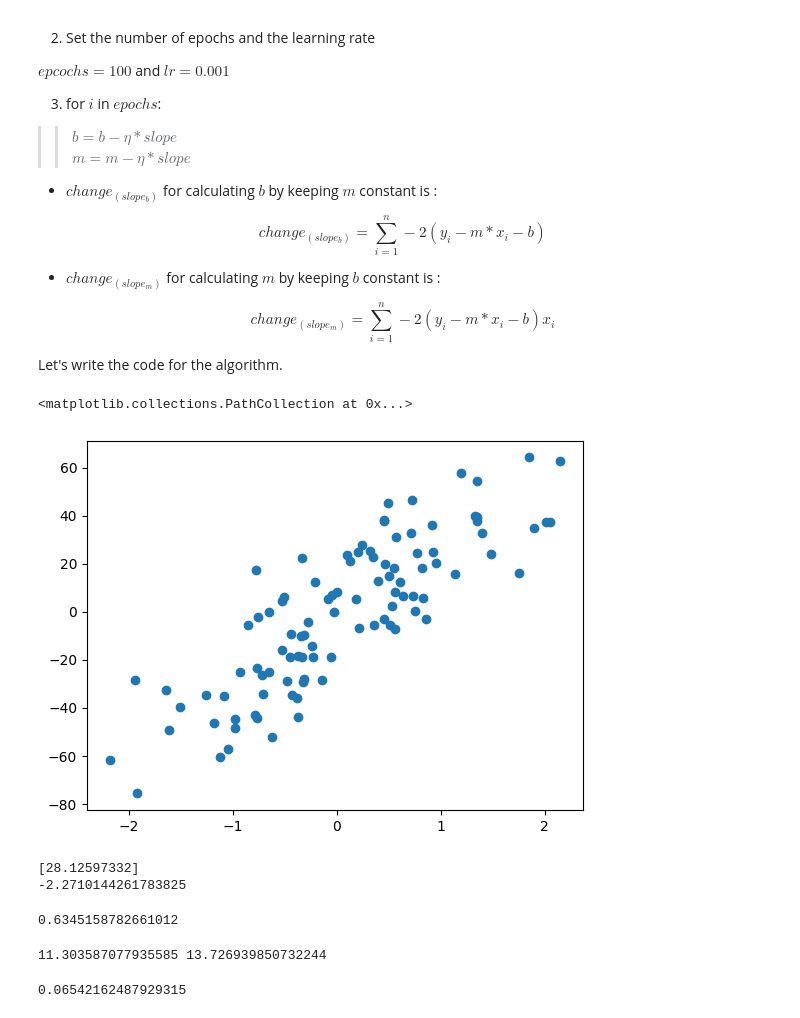
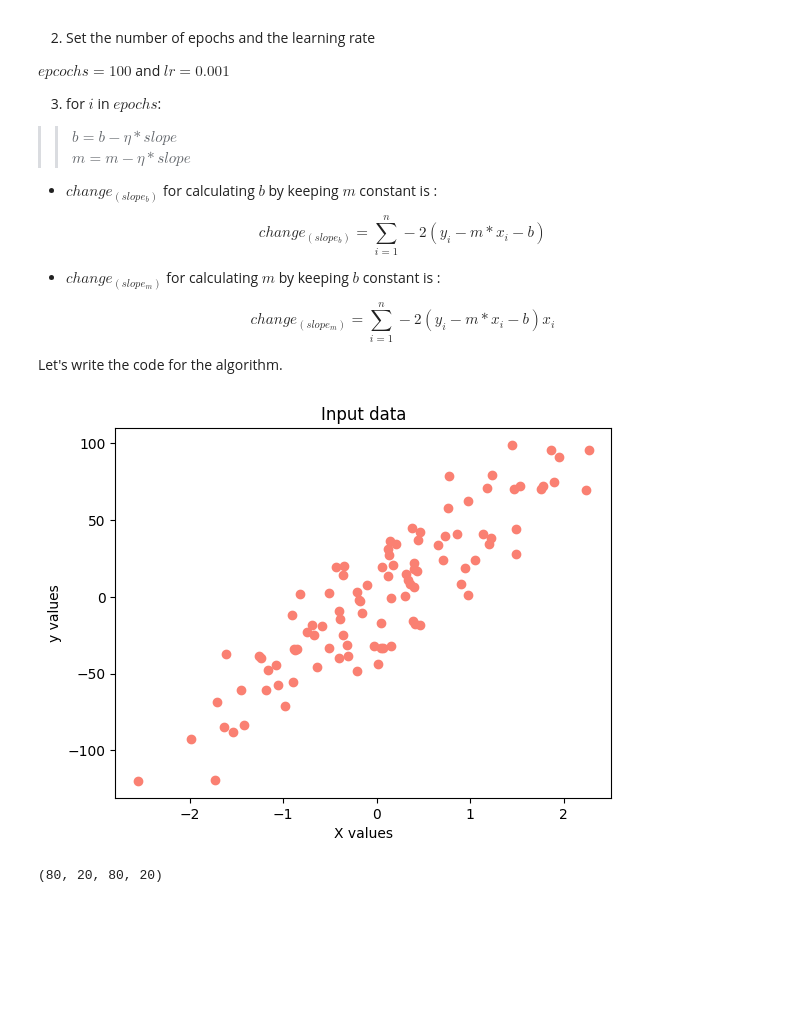
Before and after one commit to krutika-shimpi/MACHINE_LEARNING_MODELS, a Jupyter notebook: GradientDescent/ML_ALGO_03_GradientDescent.ipynb, the cells around one changed output. Drawn from its saved outputs; the diff is of its cells as text; code cells hidden in the pictures; blank space fills up the shorter version.

```diff
--- a/GradientDescent/ML_ALGO_03_GradientDescent.ipynb
+++ b/GradientDescent/ML_ALGO_03_GradientDescent.ipynb
@@ -144,43 +154,31 @@ class GradientDescentRegressor:
     def predict(self, x):
         return self.slope_ * x + self.intercept_
 # %%
+# Generate regression data
 from sklearn.datasets import make_regression
 import matplotlib.pyplot as plt
 import numpy as np
 from sklearn.model_selection import cross_val_score
 
-X,y = make_regression(n_samples=100, n_features=1, n_informative=1, n_targets=1,noise=20,random_state=13)
+X,y = make_regression(n_samples=100,
+                      n_features=1,
+                      n_informative=1,
+                      n_targets=1,
+                      noise=20,
+                      random_state=0)
-# %%
-plt.scatter(X,y)
-# %% [output]
-<matplotlib.collections.PathCollection at 0x...>
-[figure, removed]
+# %%
+# plot the values
+plt.scatter(X, y, c = 'salmon')
+plt.title("Input data")
+plt.xlabel('X values')
+plt.ylabel('y values')
+plt.show()
+# %% [output]
+[figure, added]
 # %%
+# Split the data into training and testing splits
 from sklearn.model_selection import train_test_split
-X_train,X_test,y_train,y_test = train_test_split(X,y,test_size=0.2,random_state=2)
+X_train, X_test, y_train, y_test = train_test_split(X, y, test_size=0.2, random_state = 1)
+len(X_train), len(X_test), len(y_train), len(y_test)
+# %% [output]
+(80, 20, 80, 20)
-# %%
-from sklearn.linear_model import LinearRegression
-lr = LinearRegression()
-lr.fit(X_train,y_train)
-print(lr.coef_)
-print(lr.intercept_)
-# %% [output]
-[28.12597332]
--2.2710144261783825
-# %%
-y_pred = lr.predict(X_test)
-from sklearn.metrics import r2_score
-r2_score(y_test,y_pred)
-# %% [output]
-0.6345158782661012
-# %%
-GDR = GradientDescentRegressor(0.001,50)
-GDR.fit(X_train,y_train)
-# %% [output]
-11.303587077935585 13.726939850732244
-# %%
-y_pred = GDR.predict(X_test)
-from sklearn.metrics import r2_score
-r2_score(y_test,y_pred)
-# %% [output]
-0.06542162487929315
```
Also changed, not shown: parts of 11 cells of this notebook.
